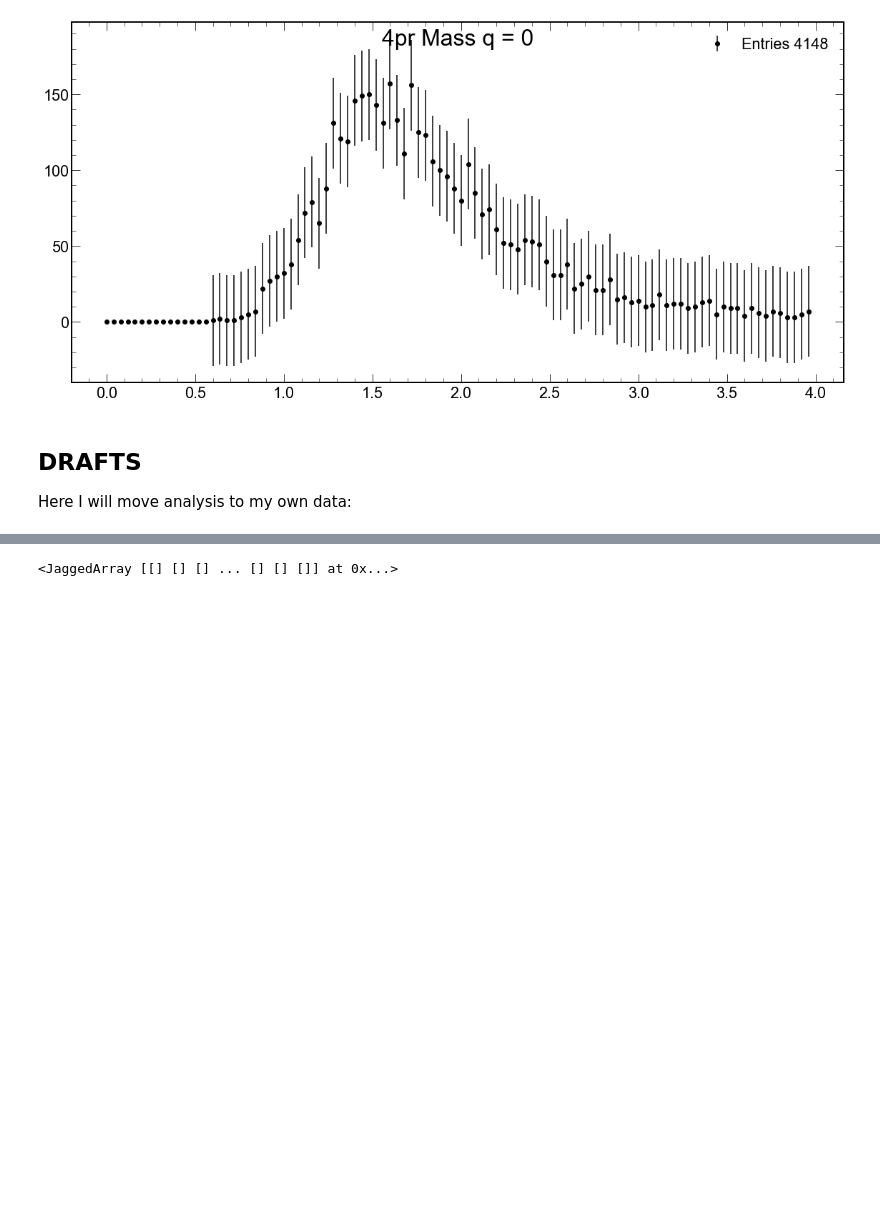
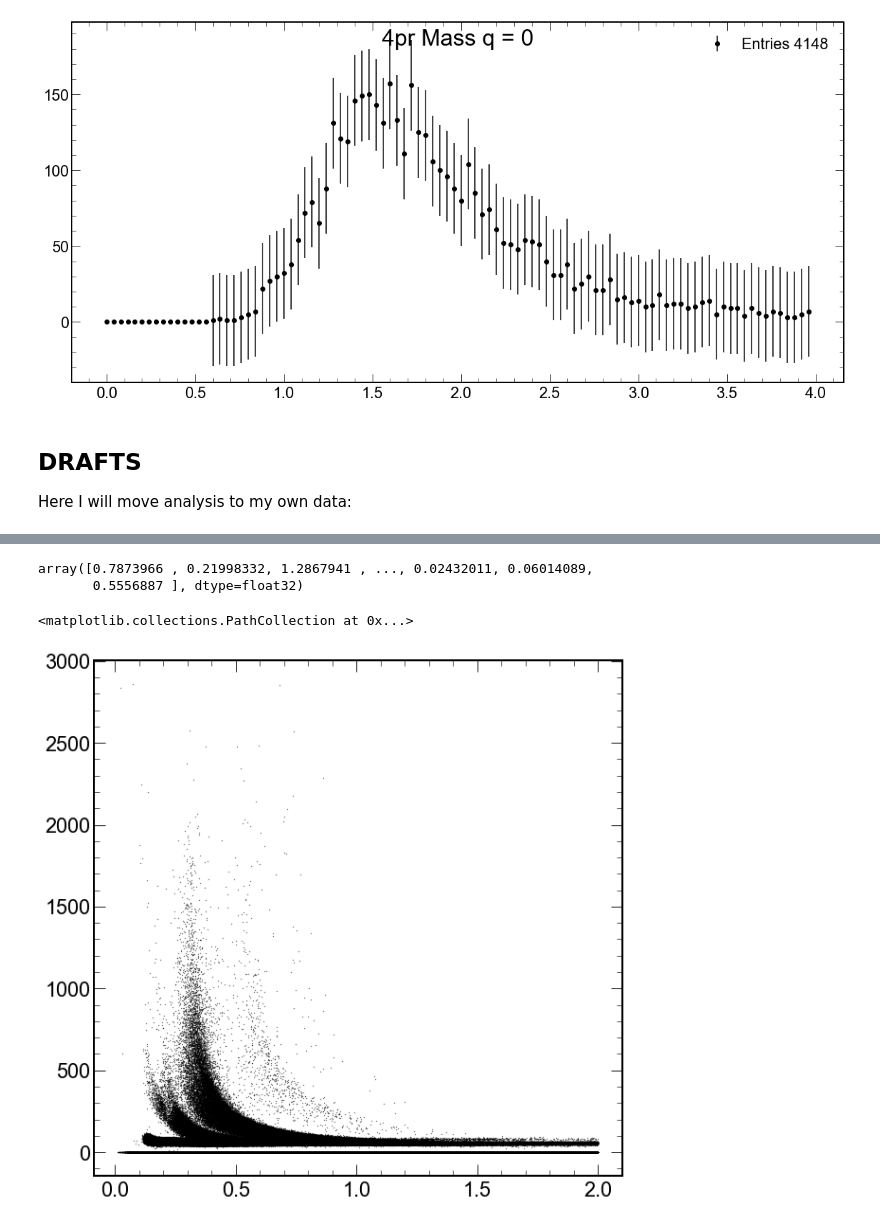
Before and after one commit to bdrum/cern-physics, a Jupyter notebook: notebooks/RhoPrime.ipynb, the cells around one changed output, grey strips where cells are left out. Drawn from its saved outputs; the diff is of its cells as text; code cells hidden in the pictures; blank space fills up the shorter version.

```diff
--- a/notebooks/RhoPrime.ipynb
+++ b/notebooks/RhoPrime.ipynb
@@ -239,7 +282,14 @@ array([1.38558008, 0.92177155, 3.05370221, 1.44602019, 1.2522976 ,
-# %%
-# counts, bins = np.histogram(data['T_TPCRefit'].flatten(),bins=2, range=(-1,1))
-# plt.hist(counts, bins=bins, log=True)
-
-data['T_NumberOfSigmaTPCPion']
-# %% [output]
-<JaggedArray [[] [] [] ... [] [] []] at 0x...>
+# %%
+pt
+# %% [output]
+array([0.7873966 , 0.21998332, 1.2867941 , ..., 0.02432011, 0.06014089,
+       0.5556887 ], dtype=float32)
+# %%
+pt = np.sqrt(data['T_Px']**2 + data['T_Py']**2)#[(np.abs(data['T_NumberOfSigmaTPCPion']) < 3)]
+dedx = data['TPCsignal'][(pt<2)]#[(np.abs(data['T_NumberOfSigmaTPCPion']) < 3)]
+pt = pt[pt<2]
+plt.style.use(hep.style.ROOT)
+plt.scatter(pt.flatten(), dedx.flatten(),color='black',s=0.05)
+# %% [output]
+<matplotlib.collections.PathCollection at 0x...>
+[figure, added]
```
Also changed, not shown: parts of 7 cells of this notebook, 1 other file.
